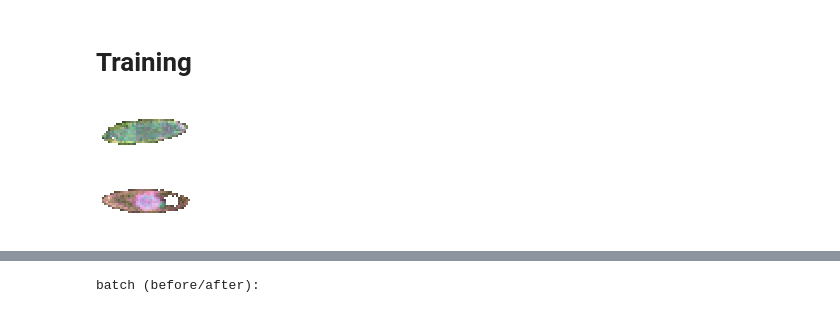
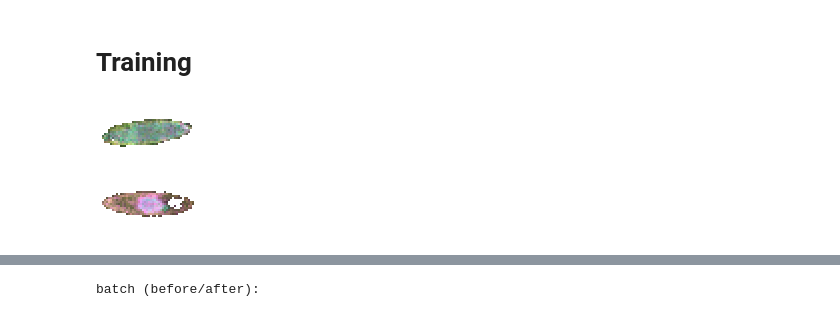
Before and after one commit to Schumacher-group/post--growing-ca, a Jupyter notebook: Growing_Neural_Cellular_Automata_2_0.ipynb, the cells around one changed output, grey strips where cells are left out. Saved outputs shown, nothing was run; the diff lists cells and outputs as text; code cells hidden in the pictures.

```diff
--- a/Growing_Neural_Cellular_Automata_2_0.ipynb
+++ b/Growing_Neural_Cellular_Automata_2_0.ipynb
@@ -421,25 +433,26 @@ def plot_loss(loss_log):
 # %%
 #@title Choose Target Image { vertical-output: true}
 
-# size of the target image
-desired_size = 48
+# width of the target image (height constructed porportionally)
+desired_size = 50
+
 
 # 1) mouse stem cell image as input
   # a. after 48 hours
 url_cell_intermediate ='https://raw.githubusercontent.com/Schumacher-group/post--growing-ca/master/data/S2_48h_Col_1_scaled(RGB)_212x129.tif?raw=true'
 
   # b. after 60 hours
 url_cell_final = 'https://raw.githubusercontent.com/Schumacher-group/post--growing-ca/master/data/S2_60h_Col_1_scaled(RGB)_217x129.tif?raw=true'
 
 intermediate_img = load_image_real(url_cell_intermediate, desired_size)
 target_img = load_image_real(url_cell_final, desired_size)
 
 
 # 2) emoji as input
 # target_img = load_emoji(TARGET_EMOJI)
 
 imshow(zoom(to_rgb(intermediate_img), 2), fmt='png')
 imshow(zoom(to_rgb(target_img), 2), fmt='png')
 # %% [output]
-[figure, old version]
+[figure, new version]
-[figure, old version]
+[figure, new version]
```
Also changed, not shown: parts of 9 cells of this notebook.
